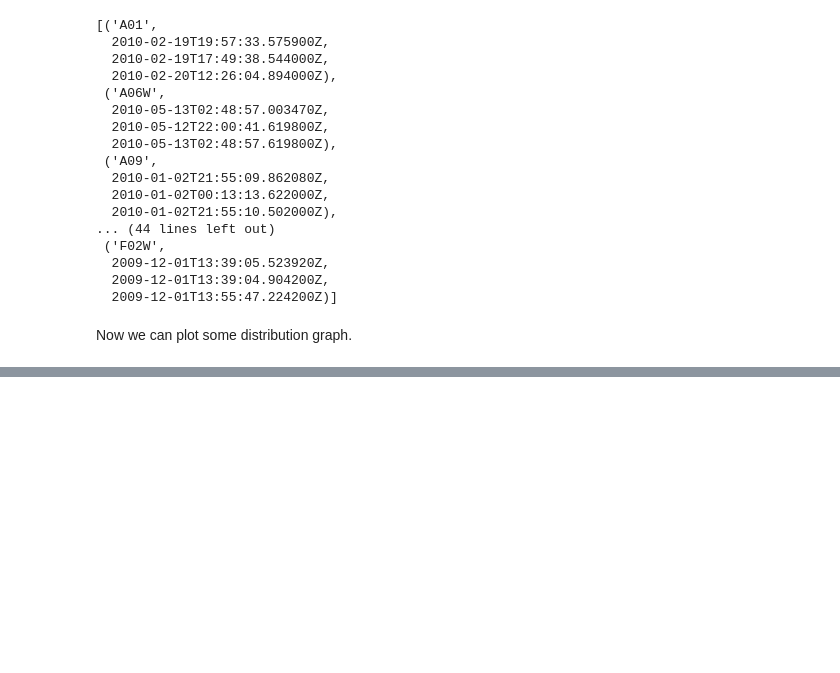
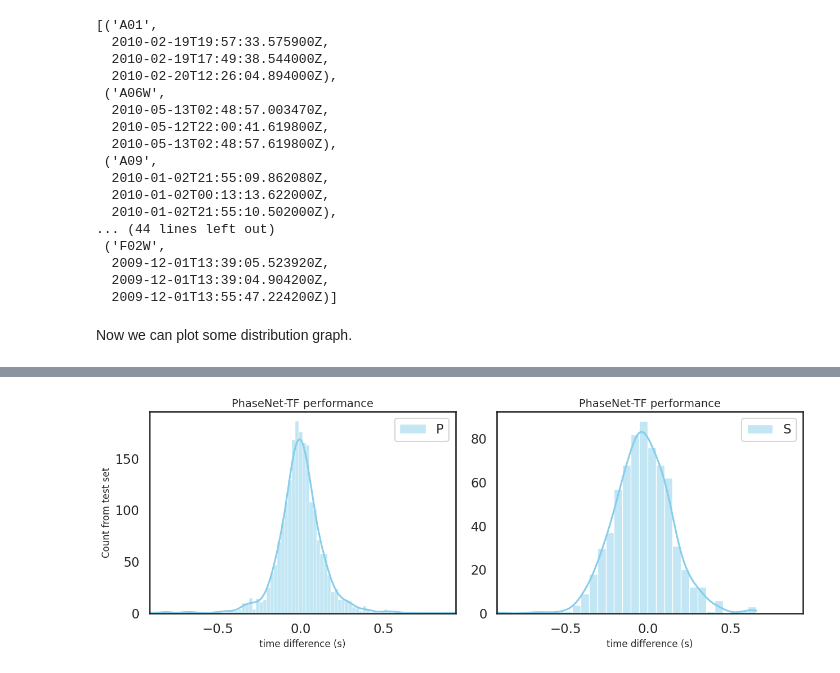
Before and after one commit to ziyixi/PhaseNet-TF, a Jupyter notebook: notebook/development/check_bench_train_result.batchnorm.ipynb, the cells around one changed output, grey strips where cells are left out. Drawn from its saved outputs; the diff is of its cells as text; code cells hidden in the pictures; blank space fills up the shorter version.

```diff
--- a/notebook/development/check_bench_train_result.batchnorm.ipynb
+++ b/notebook/development/check_bench_train_result.batchnorm.ipynb
@@ -409,0 +422,37 @@ sns.displot(diffs_in_tp_S, kde=True)
+# %%
+import seaborn as sns
+import matplotlib.pyplot as plt
+
+# Seaborn settings
+sns.set_context("talk")  # can be "poster", "notebook", "talk", or "paper"
+sns.set_style("white")  # or "darkgrid", "white", "ticks", etc.
+
+# Initialize the figure with a size
+fig, (ax1, ax2) = plt.subplots(1, 2, figsize=(13, 5))
+
+# Create histograms
+sns.histplot(diffs_in_tp_P, kde=True, ax=ax1, color='skyblue',label="P")
+sns.histplot(diffs_in_tp_S, kde=True, ax=ax2, color='skyblue',label="S")
+
+# Set the same x and y limits for both plots, if applicable
+ax1.set_xlim([min(min(diffs_in_tp_P), min(diffs_in_tp_S)), max(max(diffs_in_tp_P), max(diffs_in_tp_S))])
+ax2.set_xlim([min(min(diffs_in_tp_P), min(diffs_in_tp_S)), max(max(diffs_in_tp_P), max(diffs_in_tp_S))])
+ax1.legend()
+ax2.legend()
+
+# Add labels, title, and legend
+ax1.set_title("PhaseNet-TF performance", fontsize=14)
+ax2.set_title("PhaseNet-TF performance", fontsize=14)
+ax1.set_ylabel("Count from test set", fontsize=12)
+ax1.set_xlabel("time difference (s)", fontsize=12)
+ax2.set_xlabel("time difference (s)", fontsize=12)
+ax2.set_ylabel("", fontsize=12)
+
+# Display the plots
+plt.tight_layout()
+plt.show()
+
+# Save the figure
+fig.savefig("time_difference.png", dpi=300)
+# %% [output]
+[figure, added]
```
Also changed, not shown: parts of 3 cells of this notebook, 3 other files.
